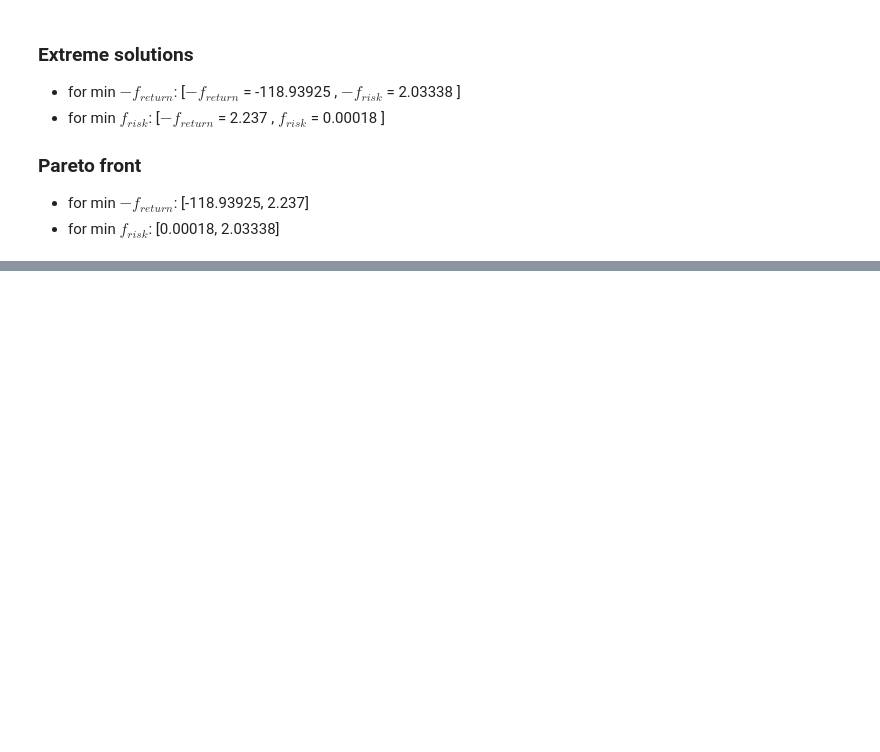
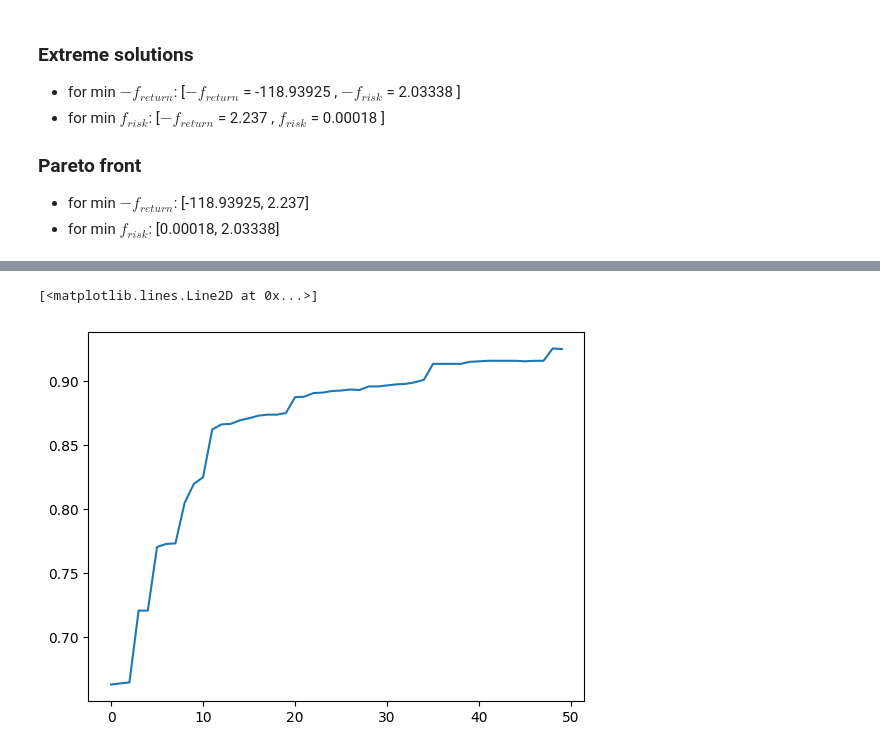
Before and after one commit to BbqGamer/moo, a Jupyter notebook: Script2.ipynb, the cells around one changed output, grey strips where cells are left out. Saved outputs shown, nothing was run; the diff lists cells and outputs as text; code cells hidden in the pictures; blank space fills up the shorter version.

Commit message:
Add hypervolume calculation

```diff
--- a/Script2.ipynb
+++ b/Script2.ipynb
@@ -286,6 +286,10 @@ OLD_RETURNS = (OLD_RETURNS - NORM_RETURN_FULL[0]) / (
 OLD_RISK = (OLD_RISK - NORM_RISK_FULL[0]) / (NORM_RISK_FULL[1] - NORM_RISK_FULL[0])
 # %%
 import random
+
+coords = np.linspace(0, 1, 50)
+X, Y, Z = np.meshgrid(coords, coords, coords, indexing='ij')
+GRID_HYPERVOLUME = np.column_stack((X.ravel(), Y.ravel(), Z.ravel()))
 
 
 def random_portfolio():
@@ -353,6 +357,14 @@ def dominates(obj1, obj2):
 
     return False
 
+def hypervolume(front):
+    ratio = 0
+    for point in GRID_HYPERVOLUME:
+        for sol in front:
+            if dominates(sol[1], point):
+                ratio += 1
+                break
+    return ratio / len(GRID_HYPERVOLUME)
 
 def fast_non_dominated_sort(pop):
     """
@@ -520,9 +532,12 @@ def mutate(weights, mutation_rate=0.1):
 
 
 def nsga2_markowitz(pop_size, generations, evaluate=evaluate2):
+    hypervolume_list = []
+
     population = [random_portfolio() for _ in range(pop_size)]
     pop_evaluated = [(ind, evaluate(ind)) for ind in population]
     for gen in range(generations):
+        hypervolume_list.append(hypervolume(pop_evaluated))
         offspring = []
         while len(offspring) < pop_size:
             p1 = tournament_selection(pop_evaluated)
@@ -542,7 +557,7 @@ def nsga2_markowitz(pop_size, generations, evaluate=evaluate2):
         combined = pop_evaluated + offspring
         pop_evaluated = make_new_population(combined, pop_size)
 
-    return pop_evaluated
+    return pop_evaluated, hypervolume_list
 # %%
 random_portfolio()
 # %% [output]
@@ -569,6 +584,11 @@ random_portfolio()
 # %%
-final_pop = nsga2_markowitz(pop_size=50, generations=100, evaluate=evaluate2)
+final_pop, hypervolume_list = nsga2_markowitz(pop_size=50, generations=50, evaluate=evaluate2)
 fronts = fast_non_dominated_sort(final_pop)
+# %%
+plt.plot(hypervolume_list)
+# %% [output]
+[<matplotlib.lines.Line2D at 0x...>]
+[figure, added]
 # %%
 best_front_indices = fronts[0]
 print("Number of solutions in first Pareto front:", len(best_front_indices))
```
Also changed, not shown: parts of 3 cells of this notebook.
